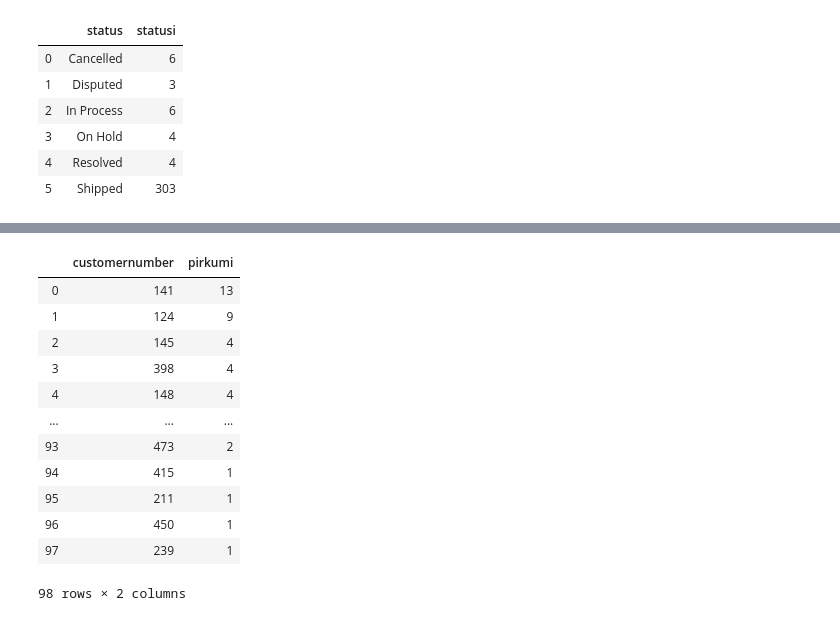
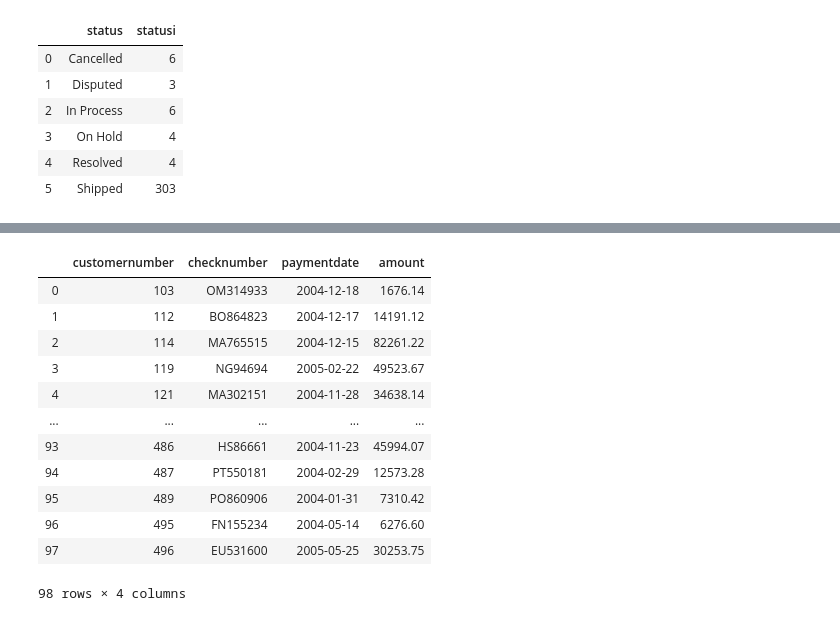
Before and after one commit to EduardsSevcenko/RCS_course, a Jupyter notebook: 3_sql_DBs/Prakse_1.ipynb, the cells around one changed output, grey strips where cells are left out. Saved outputs shown, nothing was run; the diff lists cells and outputs as text; code cells hidden in the pictures.

```diff
--- a/3_sql_DBs/Prakse_1.ipynb
+++ b/3_sql_DBs/Prakse_1.ipynb
@@ -116,23 +288,46 @@ sql.query("SELECT status, count(*) as statusi from orders group by status")
 # %%
 # Uzdevums:
 # Uzrakstiet SQL vaicājumu, kurš katram customer id piekārto visnesenāko maksājumu
 
+latest_payments = """
+select
+    max_dates.customernumber,
+    checknumber,
+    paymentdate,
+    amount
+from
+    payments join
+    (
+    select
+        customernumber,
+        max(paymentdate) as max_date
+    from
+        payments
+    group by
+        customernumber
+    ) max_dates on
+    max_dates.customernumber = payments.customernumber
+where
+    max_date = paymentdate
+"""
+
+sql.query(latest_payments)
 # Katram customer var būt vairāki pirkumi.
-sql.query("select customernumber, count(*) as pirkumi from payments group by customernumber order by pirkumi desc")
+# sql.query("select customernumber, count(*) as pirkumi from payments group by customernumber order by pirkumi desc")
 # %% [output]
-|  | customernumber | pirkumi |
-| 0 | 141 | 13 |
-| 1 | 124 | 9 |
-| 2 | 145 | 4 |
-| 3 | 398 | 4 |
-| 4 | 148 | 4 |
-| ... | ... | ... |
-| 93 | 473 | 2 |
-| 94 | 415 | 1 |
-| 95 | 211 | 1 |
-| 96 | 450 | 1 |
-| 97 | 239 | 1 |
+|  | customernumber | checknumber | paymentdate | amount |
+| 0 | 103 | OM314933 | 2004-12-18 | 1676.14 |
+| 1 | 112 | BO864823 | 2004-12-17 | 14191.12 |
+| 2 | 114 | MA765515 | 2004-12-15 | 82261.22 |
+| 3 | 119 | NG94694 | 2005-02-22 | 49523.67 |
+| 4 | 121 | MA302151 | 2004-11-28 | 34638.14 |
+| ... | ... | ... | ... | ... |
+| 93 | 486 | HS86661 | 2004-11-23 | 45994.07 |
+| 94 | 487 | PT550181 | 2004-02-29 | 12573.28 |
+| 95 | 489 | PO860906 | 2004-01-31 | 7310.42 |
+| 96 | 495 | FN155234 | 2004-05-14 | 6276.60 |
+| 97 | 496 | EU531600 | 2005-05-25 | 30253.75 |
-98 rows × 2 columns
+98 rows × 4 columns
 # %%
 # Uzdevums:
 # Uzrakstiet python funkciju, kuras input ir valīds produkta kods un output ir json teksta pavediens,
```
Also changed, not shown: parts of 11 cells of this notebook, 11 other files.
